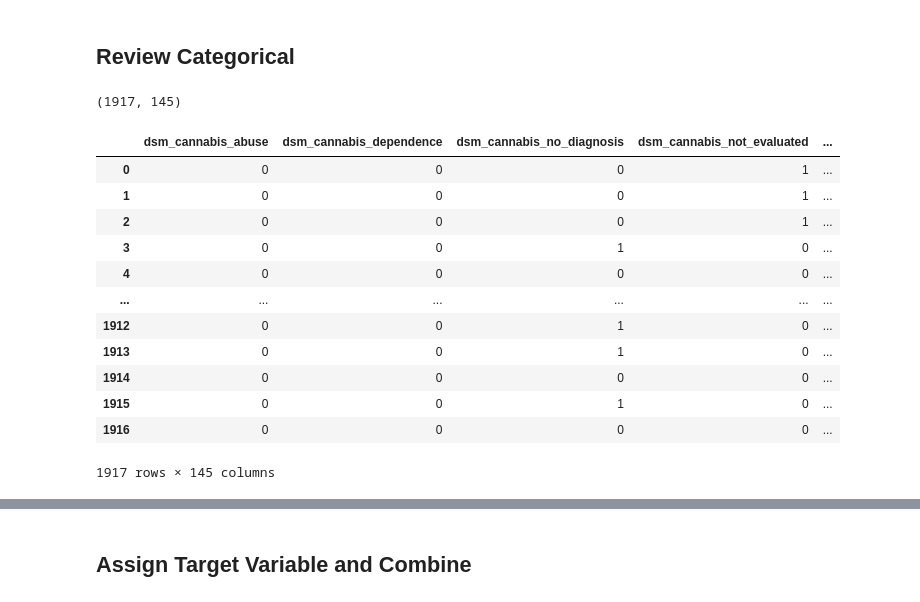
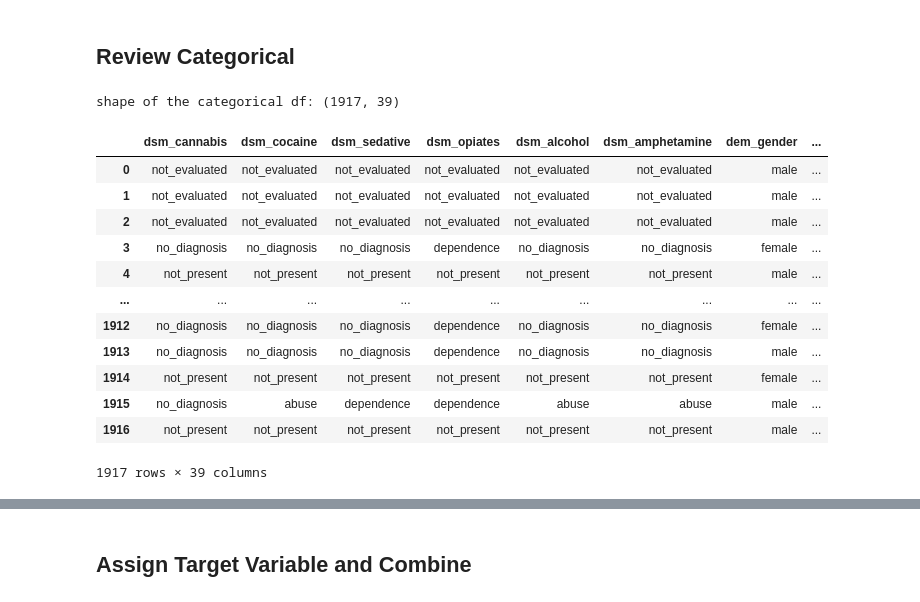
Before and after one commit to DanHerman212/precision_medicine, a Jupyter notebook: code/4_data_modeling.ipynb, the cells around one changed output, grey strips where cells are left out. Saved outputs shown, nothing was run; the diff lists cells and outputs as text; code cells hidden in the pictures.

```diff
--- a/code/4_data_modeling.ipynb
+++ b/code/4_data_modeling.ipynb
@@ -170,37 +82,35 @@ Shape of numeric dataframe (1917, 40)
 # %%
 # demographic data
 dem = data[[col for col in data.columns if col.startswith('dem_')]]
-dem = pd.get_dummies(dem, dtype=int)
+#dem = pd.get_dummies(dem, dtype=int)
 # create df for diagnosis
 dsm = data[[col for col in data.columns if col.startswith('dsm_')]]
-dsm = pd.get_dummies(dsm, dtype=int)
+#dsm = pd.get_dummies(dsm, dtype=int)
 # create df for medical history
 mdh = data[[col for col in data.columns if col.startswith('mdh_')]]
-mdh = pd.get_dummies(mdh, dtype=int)
+#mdh = pd.get_dummies(mdh, dtype=int)
 
 # create df for physical exam
 pex = data[[col for col in data.columns if col.startswith('pex_')]]
-pex = pd.get_dummies(pex, dtype=int)
+#pex = pd.get_dummies(pex, dtype=int)
 
 # concat cat features into cat_df
-
-# one hot encode cat_df
 cat_df = pd.concat([dsm, dem, mdh, pex], axis=1)
 
-print(cat_df.shape)
+print('shape of the categorical df:',cat_df.shape)
 display(cat_df)
 # %% [output]
-(1917, 145)
+shape of the categorical df: (1917, 39)
-|  | dsm_cannabis_abuse | dsm_cannabis_dependence | dsm_cannabis_no_diagnosis | dsm_cannabis_not_evaluated | ... |
-| 0 | 0 | 0 | 0 | 1 | ... |
-| 1 | 0 | 0 | 0 | 1 | ... |
-| 2 | 0 | 0 | 0 | 1 | ... |
-| 3 | 0 | 0 | 1 | 0 | ... |
-| 4 | 0 | 0 | 0 | 0 | ... |
-| ... | ... | ... | ... | ... | ... |
-| 1912 | 0 | 0 | 1 | 0 | ... |
-| 1913 | 0 | 0 | 1 | 0 | ... |
-| 1914 | 0 | 0 | 0 | 0 | ... |
-| 1915 | 0 | 0 | 1 | 0 | ... |
-| 1916 | 0 | 0 | 0 | 0 | ... |
+|  | dsm_cannabis | dsm_cocaine | dsm_sedative | dsm_opiates | dsm_alcohol | dsm_amphetamine | dem_gender | ... |
+| 0 | not_evaluated | not_evaluated | not_evaluated | not_evaluated | not_evaluated | not_evaluated | male | ... |
+| 1 | not_evaluated | not_evaluated | not_evaluated | not_evaluated | not_evaluated | not_evaluated | male | ... |
+| 2 | not_evaluated | not_evaluated | not_evaluated | not_evaluated | not_evaluated | not_evaluated | male | ... |
+| 3 | no_diagnosis | no_diagnosis | no_diagnosis | dependence | no_diagnosis | no_diagnosis | female | ... |
+| 4 | not_present | not_present | not_present | not_present | not_present | not_present | male | ... |
+| ... | ... | ... | ... | ... | ... | ... | ... | ... |
+| 1912 | no_diagnosis | no_diagnosis | no_diagnosis | dependence | no_diagnosis | no_diagnosis | female | ... |
+| 1913 | no_diagnosis | no_diagnosis | no_diagnosis | dependence | no_diagnosis | no_diagnosis | male | ... |
+| 1914 | not_present | not_present | not_present | not_present | not_present | not_present | female | ... |
+| 1915 | no_diagnosis | abuse | dependence | dependence | abuse | abuse | male | ... |
+| 1916 | not_present | not_present | not_present | not_present | not_present | not_present | male | ... |
-1917 rows × 145 columns
+1917 rows × 39 columns
```
Also changed, not shown: parts of 24 cells of this notebook, 2 other files.
